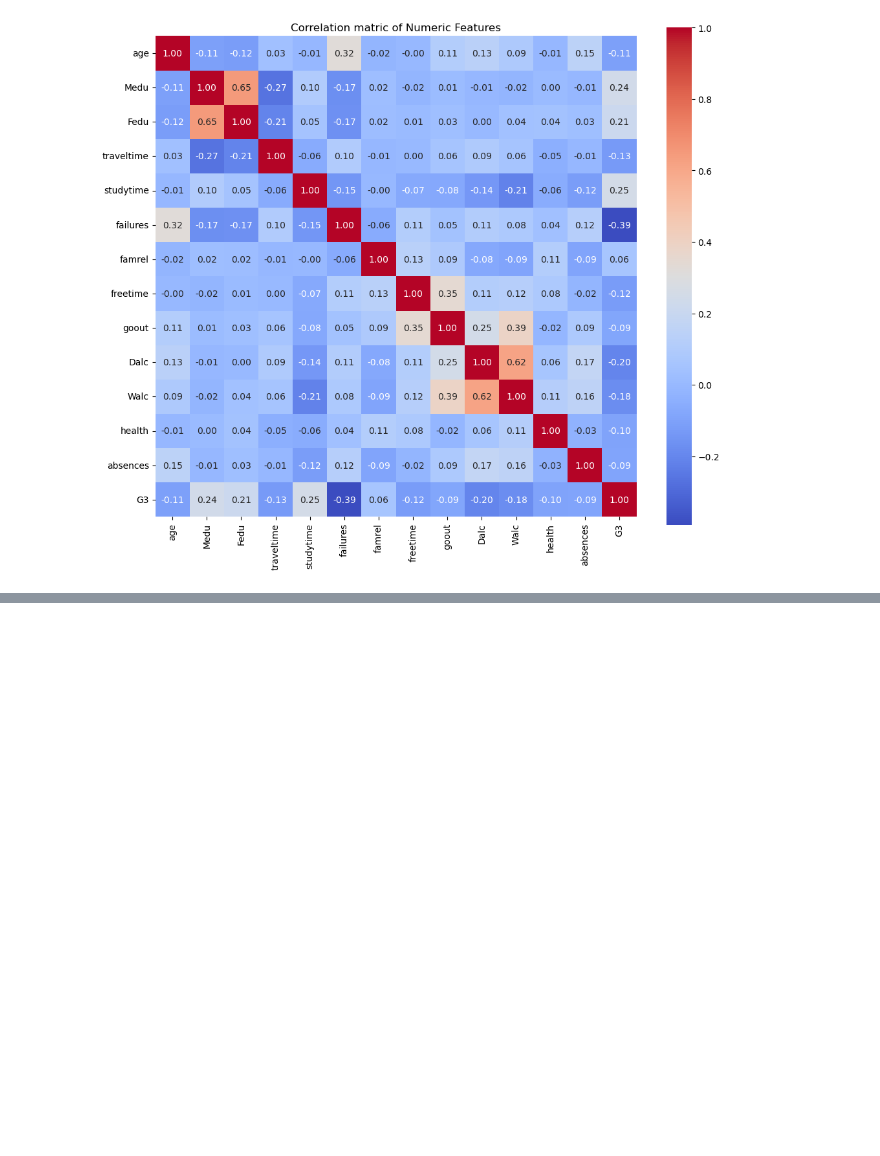
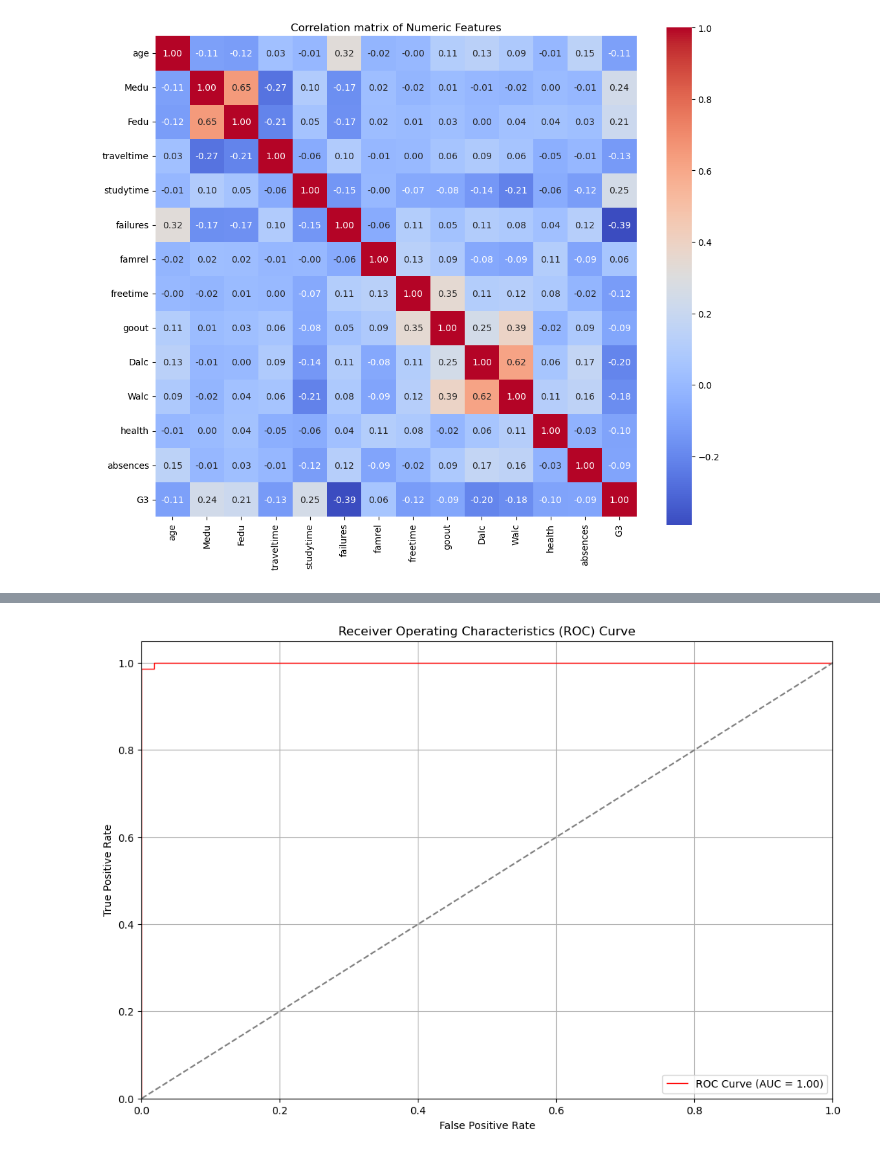
Before and after one commit to San2magar/Student-Analysis-Performance_using_ML, a Jupyter notebook: Student_Performance_Analysis.ipynb, the cells around one changed output, grey strips where cells are left out. Saved outputs shown, nothing was run; the diff lists cells and outputs as text; code cells hidden in the pictures; blank space fills up the shorter version.

```diff
--- a/Student_Performance_Analysis.ipynb
+++ b/Student_Performance_Analysis.ipynb
@@ -557,0 +737,8 @@ plt.show()
+# %%
+from sklearn.pipeline import Pipeline
+from sklearn.preprocessing import StandardScaler
+
+numerical_pipeline = Pipeline([('scaler', StandardScaler())])
+numerical_data = numerical_pipeline.fit_transform(data[numerical_columns])
+numerical_data_dataframe = pd.DataFrame(numerical_data, columns = numerical_columns)
+final_data = pd.concat([encoded_data, numerical_data_dataframe], axis=1)
@@ -557,0 +843,20 @@ plt.show()
+# %%
+# Calculate ROC curve and AUC score for test set
+y_prob = model.predict_proba(X_test)[:, 1] # probability of positive class
+fpr, tpr, roc_thresholds = roc_curve(y_test, y_prob)
+auc = roc_auc_score(y_test, y_prob)
+
+#Plot ROC curve
+plt.figure(figsize=(12, 8))
+plt.plot(fpr, tpr, color='red', lw=1, label=f'ROC Curve (AUC = {auc:.2f})')
+plt.plot([0,1],[0,1], color='gray', linestyle='--')
+plt.xlim([0.0, 1.0])
+plt.ylim([0.0, 1.05])
+plt.xlabel('False Positive Rate')
+plt.ylabel('True Positive Rate')
+plt.title('Receiver Operating Characteristics (ROC) Curve')
+plt.legend(loc='lower right')
+plt.grid(True)
+plt.show()
+# %% [output]
+[figure, added]
```
Also changed, not shown: parts of 83 cells of this notebook.
